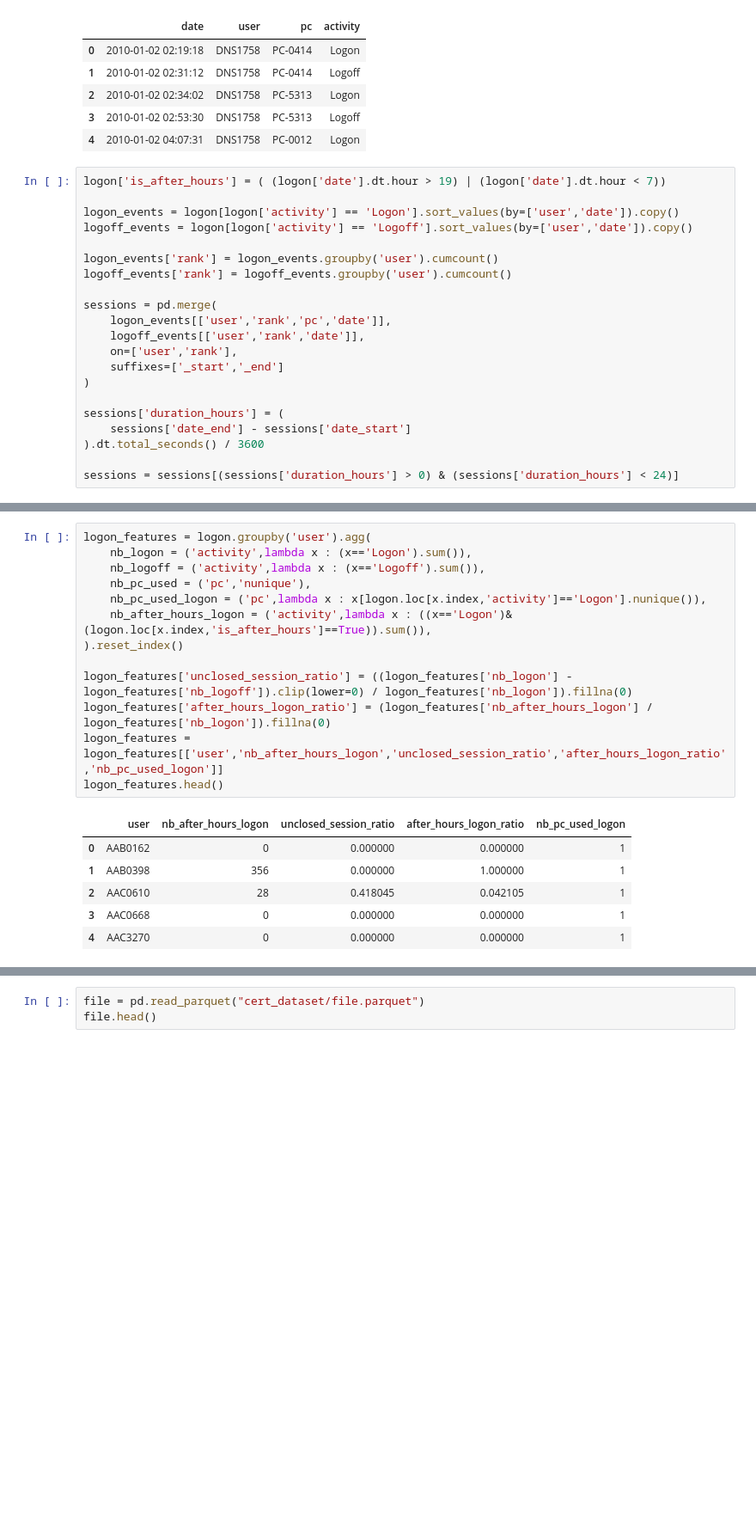
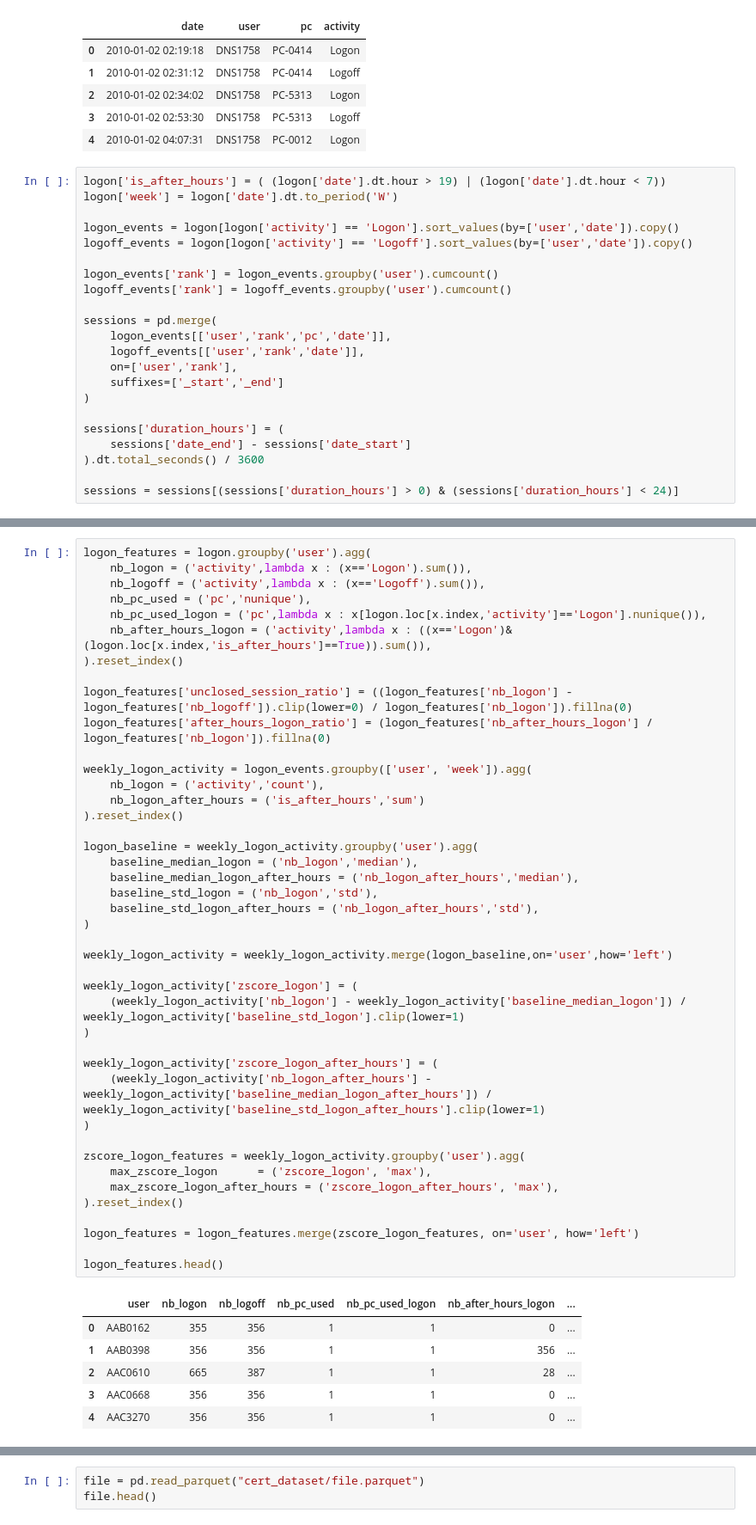
Before and after one commit to SamiKarboubi/CERT-Insider-Threat-Detection, a Jupyter notebook: features_extraction.ipynb, the cells around one changed output, grey strips where cells are left out. Shown at 86% size. Drawn from its saved outputs; the diff is of its cells as text; blank space fills up the shorter version.

```diff
--- a/features_extraction.ipynb
+++ b/features_extraction.ipynb
@@ -152,6 +178,7 @@ logon.head()
 | 4 | 2010-01-02 04:07:31 | DNS1758 | PC-0012 | Logon |
 # %%
 logon['is_after_hours'] = ( (logon['date'].dt.hour > 19) | (logon['date'].dt.hour < 7))
+logon['week'] = logon['date'].dt.to_period('W')
 
 logon_events = logon[logon['activity'] == 'Logon'].sort_values(by=['user','date']).copy()
 logoff_events = logon[logon['activity'] == 'Logoff'].sort_values(by=['user','date']).copy()
@@ -215,23 +241,52 @@ features_sessions.head()
 # %%
 logon_features = logon.groupby('user').agg(
     nb_logon = ('activity',lambda x : (x=='Logon').sum()),
     nb_logoff = ('activity',lambda x : (x=='Logoff').sum()),
     nb_pc_used = ('pc','nunique'),
     nb_pc_used_logon = ('pc',lambda x : x[logon.loc[x.index,'activity']=='Logon'].nunique()),
     nb_after_hours_logon = ('activity',lambda x : ((x=='Logon')&(logon.loc[x.index,'is_after_hours']==True)).sum()),
 ).reset_index()
 
 logon_features['unclosed_session_ratio'] = ((logon_features['nb_logon'] - logon_features['nb_logoff']).clip(lower=0) / logon_features['nb_logon']).fillna(0)
 logon_features['after_hours_logon_ratio'] = (logon_features['nb_after_hours_logon'] / logon_features['nb_logon']).fillna(0)
-logon_features = logon_features[['user','nb_after_hours_logon','unclosed_session_ratio','after_hours_logon_ratio','nb_pc_used_logon']]
+
+weekly_logon_activity = logon_events.groupby(['user', 'week']).agg(
+    nb_logon = ('activity','count'),
+    nb_logon_after_hours = ('is_after_hours','sum')
+).reset_index()
+
+logon_baseline = weekly_logon_activity.groupby('user').agg(
+    baseline_median_logon = ('nb_logon','median'),
+    baseline_median_logon_after_hours = ('nb_logon_after_hours','median'),
+    baseline_std_logon = ('nb_logon','std'),
+    baseline_std_logon_after_hours = ('nb_logon_after_hours','std'),
+)
+
+weekly_logon_activity = weekly_logon_activity.merge(logon_baseline,on='user',how='left')
+
+weekly_logon_activity['zscore_logon'] = (
+    (weekly_logon_activity['nb_logon'] - weekly_logon_activity['baseline_median_logon']) / weekly_logon_activity['baseline_std_logon'].clip(lower=1)
+)
+
+weekly_logon_activity['zscore_logon_after_hours'] = (
+    (weekly_logon_activity['nb_logon_after_hours'] - weekly_logon_activity['baseline_median_logon_after_hours']) / weekly_logon_activity['baseline_std_logon_after_hours'].clip(lower=1)
+)
+
+zscore_logon_features = weekly_logon_activity.groupby('user').agg(
+    max_zscore_logon      = ('zscore_logon', 'max'),
+    max_zscore_logon_after_hours = ('zscore_logon_after_hours', 'max'),
+).reset_index()
+
+logon_features = logon_features.merge(zscore_logon_features, on='user', how='left')
+
 logon_features.head()
 # %% [output]
-|  | user | nb_after_hours_logon | unclosed_session_ratio | after_hours_logon_ratio | nb_pc_used_logon |
-| 0 | AAB0162 | 0 | 0.000000 | 0.000000 | 1 |
-| 1 | AAB0398 | 356 | 0.000000 | 1.000000 | 1 |
-| 2 | AAC0610 | 28 | 0.418045 | 0.042105 | 1 |
-| 3 | AAC0668 | 0 | 0.000000 | 0.000000 | 1 |
-| 4 | AAC3270 | 0 | 0.000000 | 0.000000 | 1 |
+|  | user | nb_logon | nb_logoff | nb_pc_used | nb_pc_used_logon | nb_after_hours_logon | ... |
+| 0 | AAB0162 | 355 | 356 | 1 | 1 | 0 | ... |
+| 1 | AAB0398 | 356 | 356 | 1 | 1 | 356 | ... |
+| 2 | AAC0610 | 665 | 387 | 1 | 1 | 28 | ... |
+| 3 | AAC0668 | 356 | 356 | 1 | 1 | 0 | ... |
+| 4 | AAC3270 | 356 | 356 | 1 | 1 | 0 | ... |
 # %%
 decoy_file = pd.read_parquet("cert_dataset/decoy_file.parquet")
 decoy_file.head()
```
Also changed, not shown: parts of 7 cells of this notebook.
